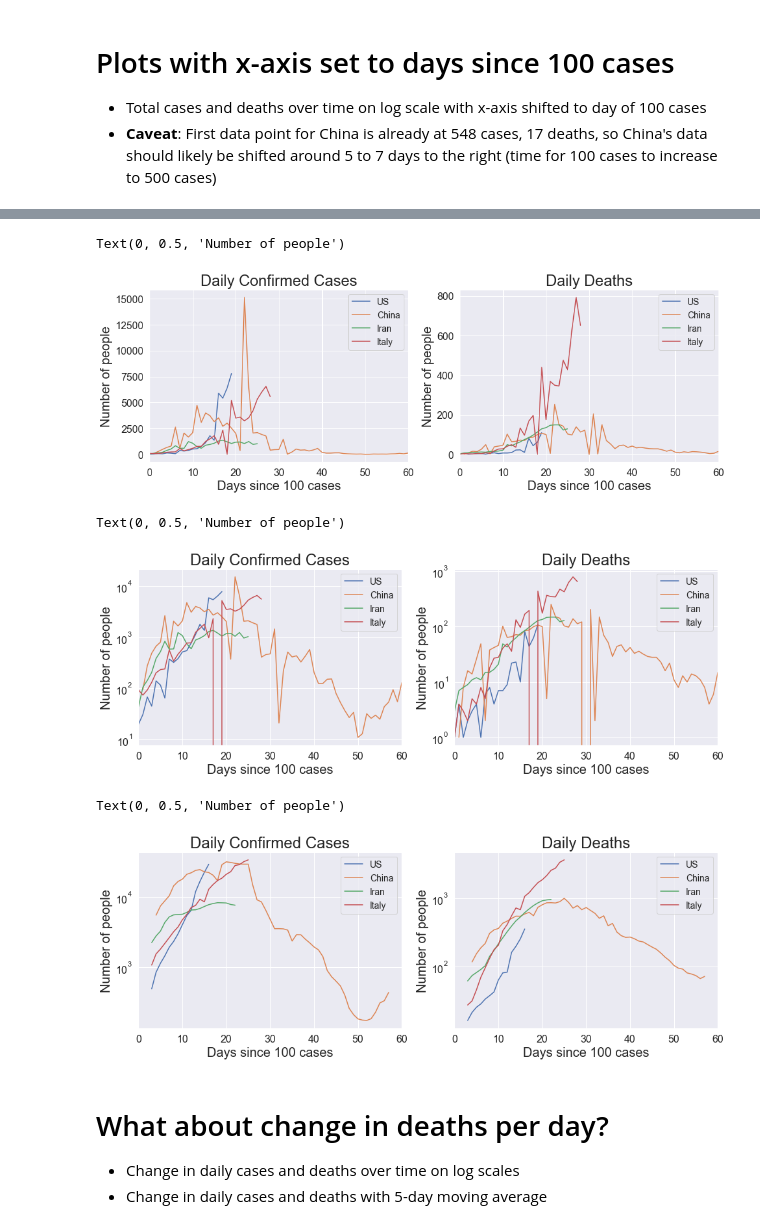
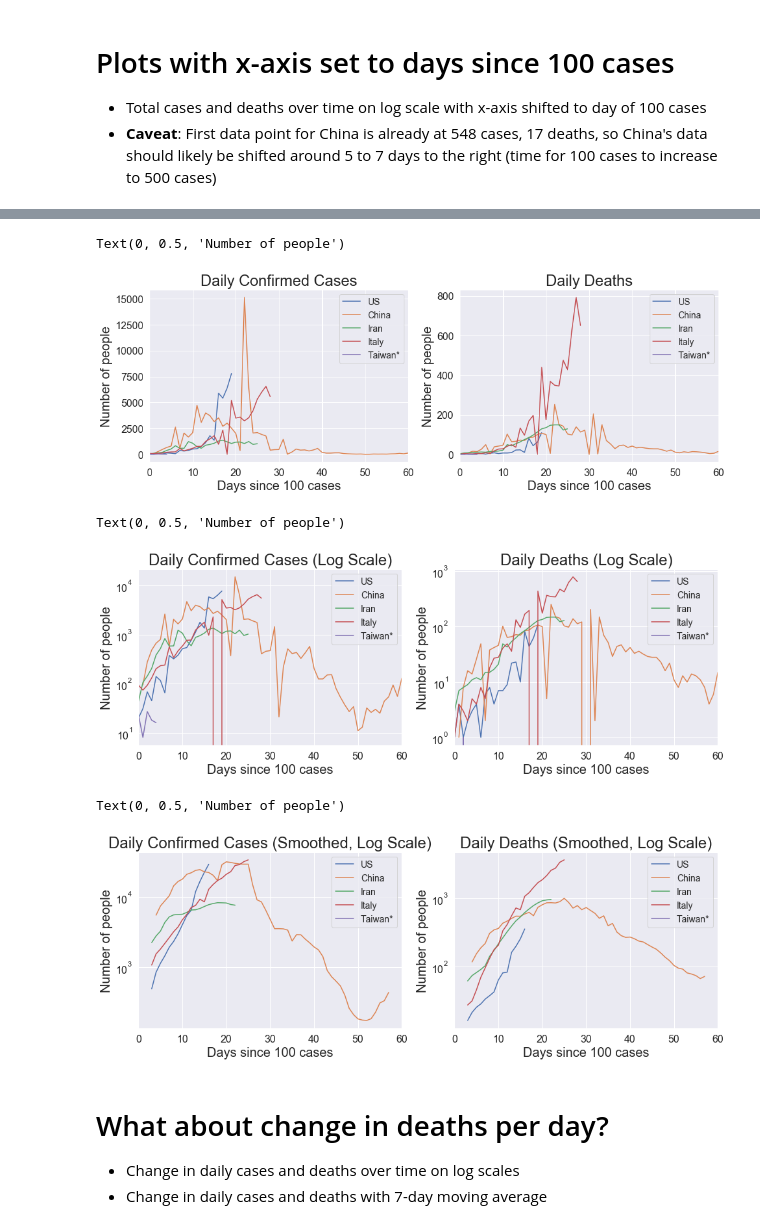
Before and after one commit to AMWen/COVID-19, a Jupyter notebook: COVID-19.ipynb, the cells around one changed output, grey strips where cells are left out. Cells and saved outputs as stored; diff of their text form; code cells hidden in the pictures.

```diff
--- a/COVID-19.ipynb
+++ b/COVID-19.ipynb
@@ -35,7 +35,7 @@ cases.head()
 5 rows × 65 columns
 # %%
 # List of countries of interest
-countries = ['US', 'China', 'Iran', 'Italy']
+countries = ['US', 'China', 'Iran', 'Italy', 'Taiwan*']
 
 # Select only countries of interest
 cases = cases[cases['Country/Region'].isin(countries)]
@@ -71,6 +71,10 @@ deaths = deaths[deaths['Country/Region']!='China'].append(china_deaths, ignore_i
 cases_transposed = cases.set_index('Country/Region').transpose()
 deaths_transposed = deaths.set_index('Country/Region').transpose()
 
+# Reorder columns of dataframe to match order of countries list
+cases_transposed = cases_transposed[countries]
+deaths_transposed = deaths_transposed[countries]
+
 # Remove column index name
 del cases_transposed.columns.name
 del deaths_transposed.columns.name
@@ -259,7 +263,7 @@ plt.xlabel('Days since 100 cases')
 plt.ylabel('Number of people')
 # %% [output]
 Text(0, 0.5, 'Number of people')
-[figure, old version]
+[figure, new version]
 # %%
 # Figure settings
 legible_graph(16, 5)
@@ -267,46 +271,46 @@ legible_graph(16, 5)
 # Plot daily cases and deaths over time on log scale
 plt.subplot(1, 2, 1)
 daily_cases_shifted.plot(logy=True, ax=plt.gca())
-plt.title('Daily Confirmed Cases')
+plt.title('Daily Confirmed Cases (Log Scale)')
 plt.xlabel('Days since 100 cases')
 plt.ylabel('Number of people')
 
 plt.subplot(1, 2, 2)
 daily_deaths_shifted.plot(logy=True, ax=plt.gca())
-plt.title('Daily Deaths')
+plt.title('Daily Deaths (Log Scale)')
 plt.xlabel('Days since 100 cases')
 plt.ylabel('Number of people')
 # %% [output]
 Text(0, 0.5, 'Number of people')
-[figure, old version]
+[figure, new version]
 # %%
 # Smooth out data with moving average
 n_days = 7
 smoothed_daily_cases = daily_cases_shifted.rolling(n_days, center=True).sum()
 smoothed_daily_deaths = daily_deaths_shifted.rolling(n_days, center=True).sum()
 
 # Figure settings
 legible_graph(16, 5)
 
 # Plot smoothed daily cases and deaths over time on logy scale
 plt.subplot(1, 2, 1)
 smoothed_daily_cases.plot(logy=True, ax=plt.gca())
-plt.title('Daily Confirmed Cases')
+plt.title('Daily Confirmed Cases (Smoothed, Log Scale)')
 plt.xlabel('Days since 100 cases')
 plt.ylabel('Number of people')
 
 plt.subplot(1, 2, 2)
 smoothed_daily_deaths.plot(logy=True, ax=plt.gca())
-plt.title('Daily Deaths')
+plt.title('Daily Deaths (Smoothed, Log Scale)')
 plt.xlabel('Days since 100 cases')
 plt.ylabel('Number of people')
 # %% [output]
 Text(0, 0.5, 'Number of people')
-[figure, old version]
+[figure, new version]
 # %% [markdown]
 # What about change in deaths per day?
 - Change in daily cases and deaths over time on log scales
-- Change in daily cases and deaths with 5-day moving average
+- Change in daily cases and deaths with 7-day moving average
 # %%
 # Calculate change in deaths per day by calculating difference with previous row
 delta_daily_cases = smoothed_daily_cases.diff()
```
Also changed, not shown: parts of 10 cells of this notebook, 3 other files.
